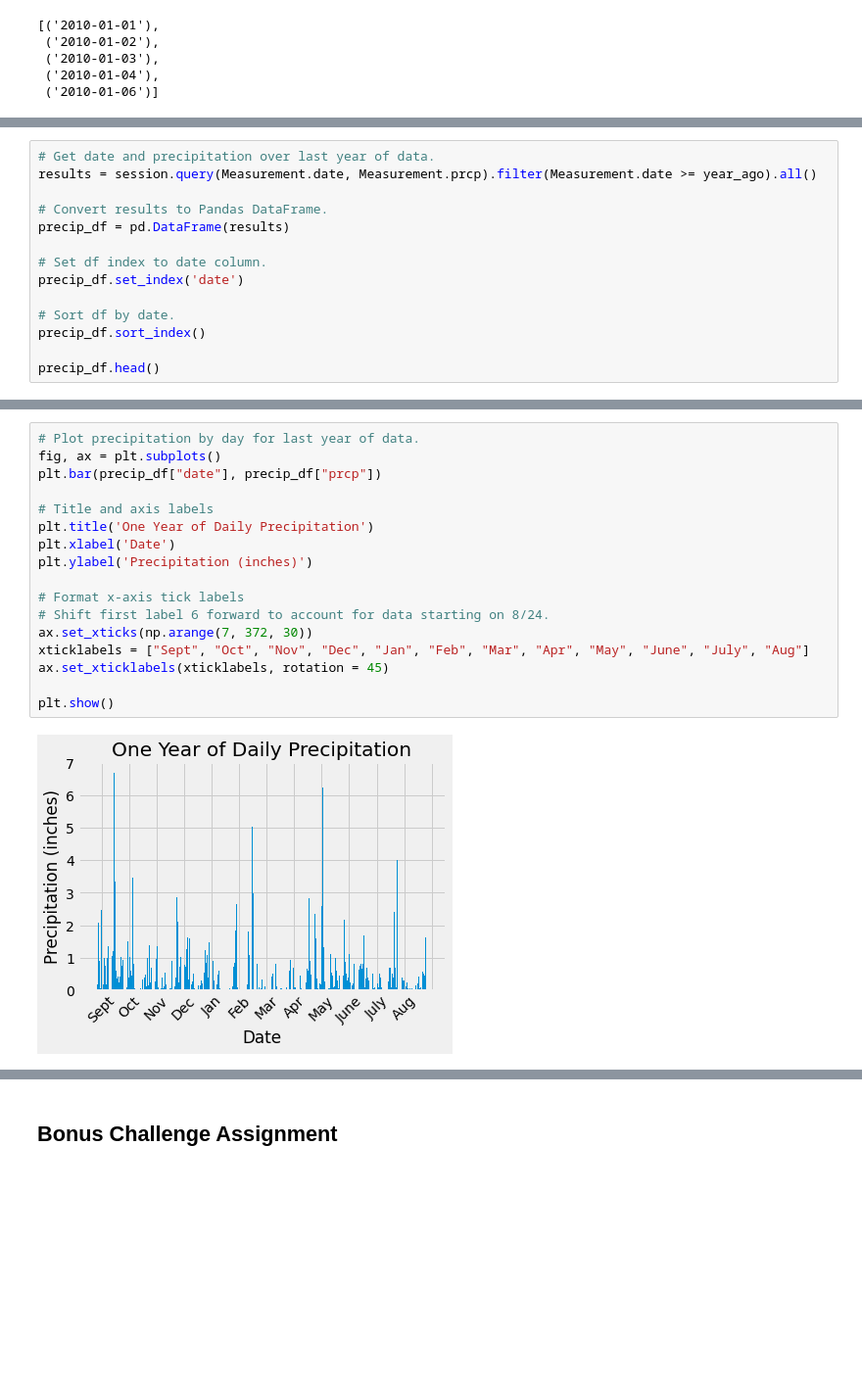
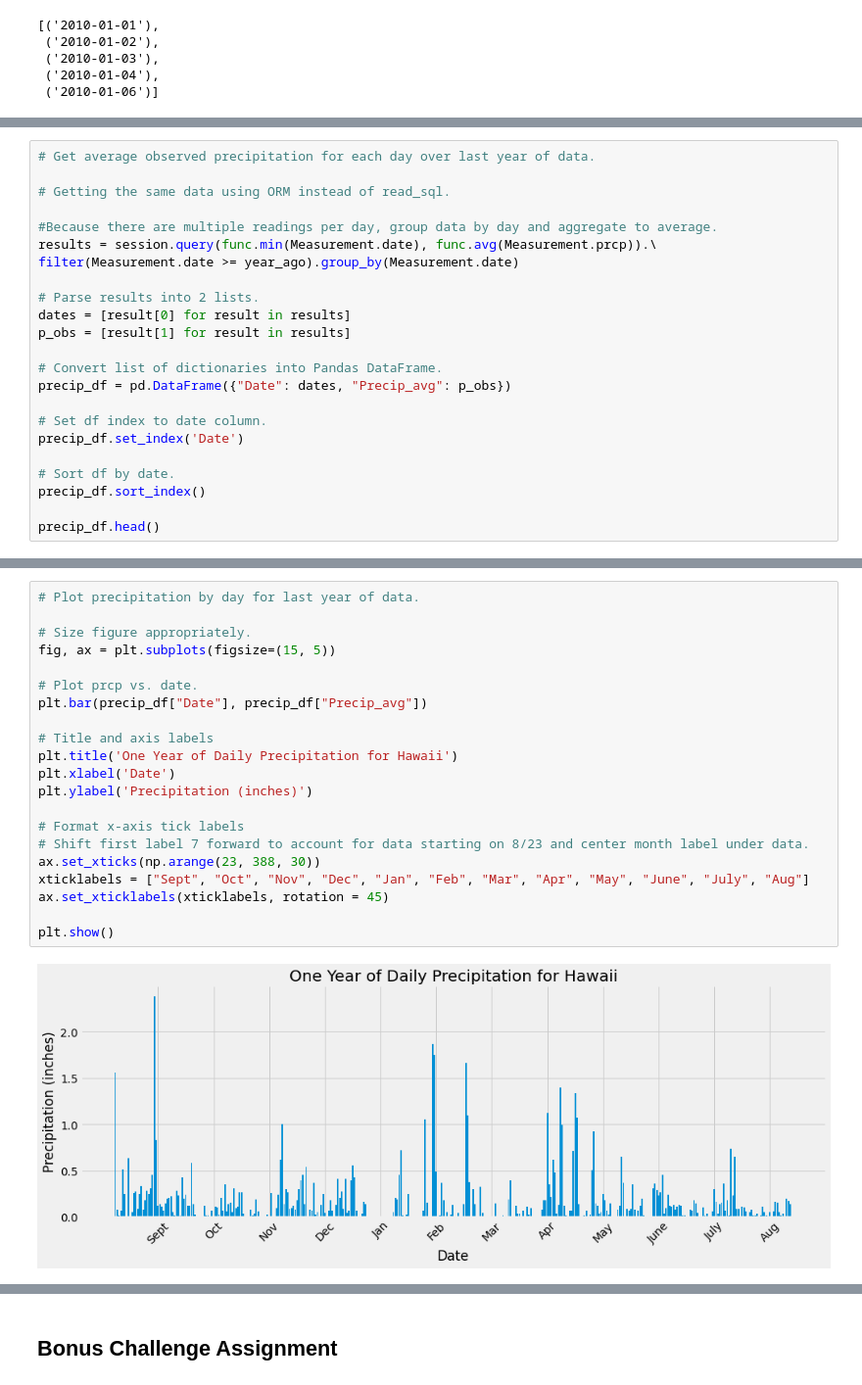
Before and after one commit to saguaroland1939/sqlalchemy-challenge, a Jupyter notebook: Vacation_forecast.ipynb, the cells around one changed output, grey strips where cells are left out. Shown at 98% size. Saved outputs shown, nothing was run; the diff lists cells and outputs as text; blank space fills up the shorter version.

```diff
--- a/Vacation_forecast.ipynb
+++ b/Vacation_forecast.ipynb
@@ -113,12 +133,21 @@ year_ago = datetime_obj - dt.timedelta(days = 365)
 # %%
-# Get date and precipitation over last year of data.
-results = session.query(Measurement.date, Measurement.prcp).filter(Measurement.date >= year_ago).all()
+# Get average observed precipitation for each day over last year of data.
 
-# Convert results to Pandas DataFrame.
-precip_df = pd.DataFrame(results)
+# Getting the same data using ORM instead of read_sql.
+
+#Because there are multiple readings per day, group data by day and aggregate to average.
+results = session.query(func.min(Measurement.date), func.avg(Measurement.prcp)).\
+filter(Measurement.date >= year_ago).group_by(Measurement.date)
+
+# Parse results into 2 lists.
+dates = [result[0] for result in results]
+p_obs = [result[1] for result in results]
+
+# Convert list of dictionaries into Pandas DataFrame.
+precip_df = pd.DataFrame({"Date": dates, "Precip_avg": p_obs})
 
 # Set df index to date column.
-precip_df.set_index('date')
+precip_df.set_index('Date')
 
 # Sort df by date.
 precip_df.sort_index()
@@ -134,22 +163,26 @@ precip_df.head()
 # %%
 # Plot precipitation by day for last year of data.
-fig, ax = plt.subplots()
-plt.bar(precip_df["date"], precip_df["prcp"])
+
+# Size figure appropriately.
+fig, ax = plt.subplots(figsize=(15, 5))
+
+# Plot prcp vs. date.
+plt.bar(precip_df["Date"], precip_df["Precip_avg"])
 
 # Title and axis labels
-plt.title('One Year of Daily Precipitation')
+plt.title('One Year of Daily Precipitation for Hawaii')
 plt.xlabel('Date')
 plt.ylabel('Precipitation (inches)')
 
 # Format x-axis tick labels
-# Shift first label 6 forward to account for data starting on 8/24.
-ax.set_xticks(np.arange(7, 372, 30))
+# Shift first label 7 forward to account for data starting on 8/23 and center month label under data.
+ax.set_xticks(np.arange(23, 388, 30))
 xticklabels = ["Sept", "Oct", "Nov", "Dec", "Jan", "Feb", "Mar", "Apr", "May", "June", "July", "Aug"]
 ax.set_xticklabels(xticklabels, rotation = 45)
 
 plt.show()
 # %% [output]
-[figure, old version]
+[figure, new version]
 # %%
 # Precipitation summary statistics for one year.
 precip_df.describe()
```
Also changed, not shown: parts of 14 cells of this notebook, 1 other file.
